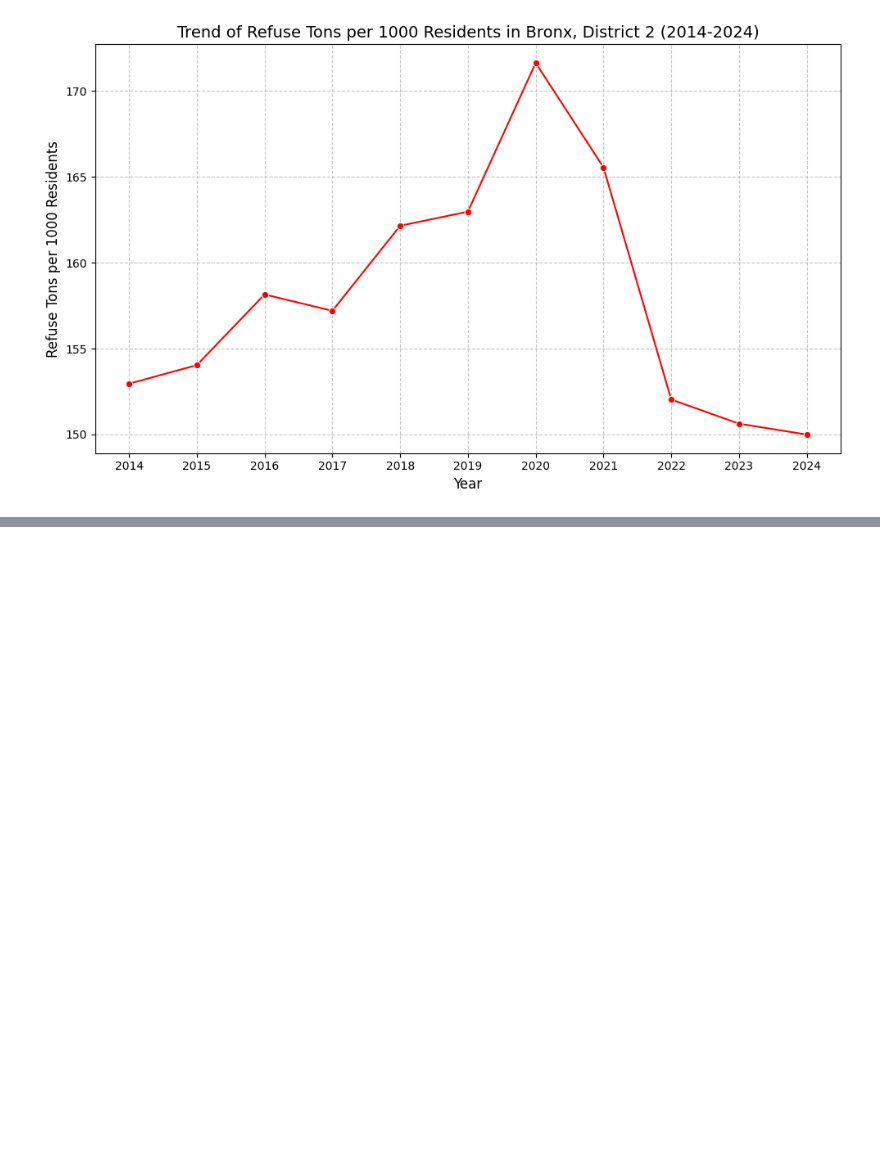
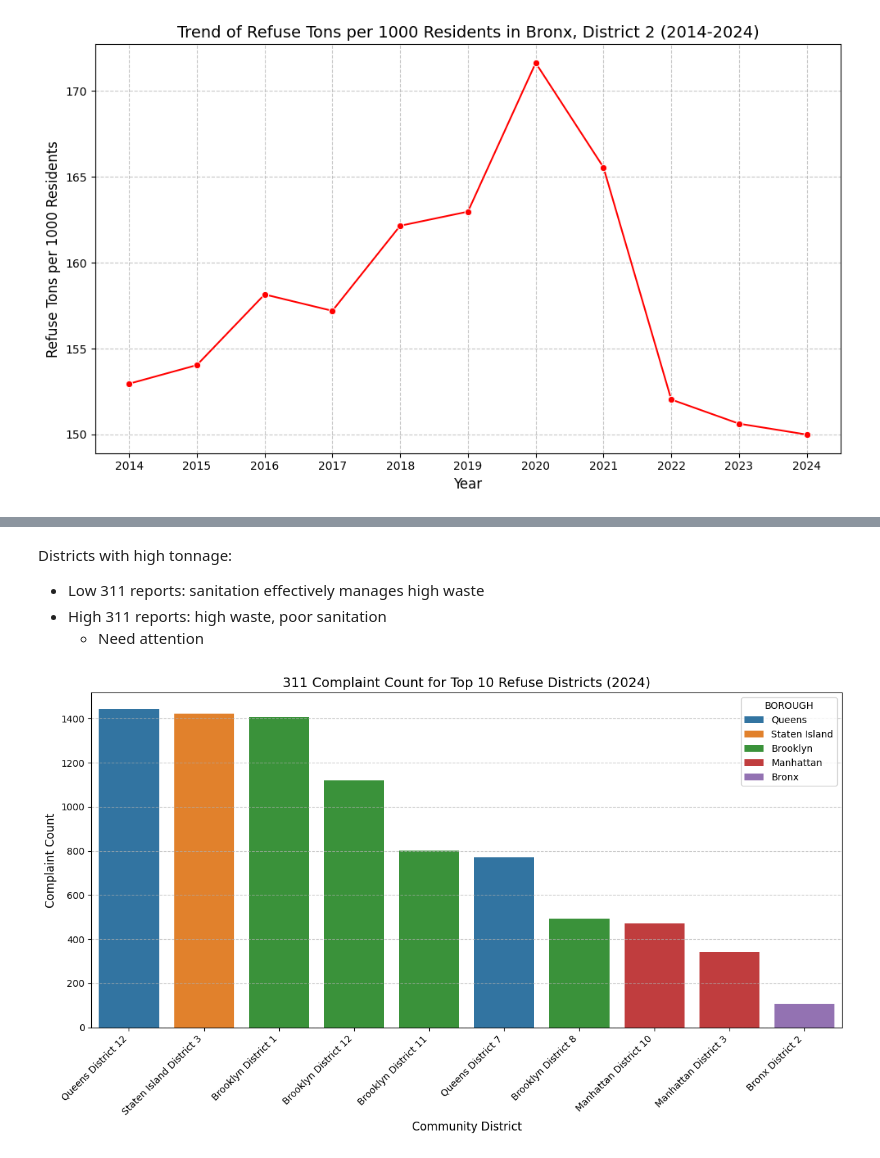
Before and after one commit to DianaAleksieieva/dirt_signal_nyc, a Jupyter notebook: python/tonnage/tonnage.ipynb, the cells around one changed output, grey strips where cells are left out. Saved outputs shown, nothing was run; the diff lists cells and outputs as text; code cells hidden in the pictures; blank space fills up the shorter version.

```diff
--- a/python/tonnage/tonnage.ipynb
+++ b/python/tonnage/tonnage.ipynb
@@ -313,0 +402,20 @@ plt.show()
+# %%
+borough_code_map = {
+    'Manhattan': 1,
+    'Bronx': 2,
+    'Brooklyn': 3,
+    'Queens': 4,
+    'Staten Island': 5
+}
+
+# For all 2024
+merged_df['BoroughCode'] = merged_df['BOROUGH'].map(borough_code_map)
+merged_df['COMMUNITYDISTRICT_STR'] = merged_df['COMMUNITYDISTRICT'].astype(str).str.zfill(2)
+merged_df['BoroCd'] = merged_df['BoroughCode'].astype(str) + merged_df['COMMUNITYDISTRICT_STR']
+
+# For just the top 10 districts with high trash
+top_10_districts_by_refuse['BoroughCode'] = top_10_districts_by_refuse['BOROUGH'].map(borough_code_map)
+top_10_districts_by_refuse['COMMUNITYDISTRICT_STR'] = top_10_districts_by_refuse['COMMUNITYDISTRICT'].astype(str).str.zfill(2)
+top_10_districts_by_refuse['BoroCd'] = top_10_districts_by_refuse['BoroughCode'].astype(str) + top_10_districts_by_refuse['COMMUNITYDISTRICT_STR']
+
+top_10_districts_by_refuse.head()
@@ -313,0 +455,10 @@ plt.show()
+# %%
+# A df with just the top 10
+complaints_by_district_2024 = df_311_2024_collection.groupby('BoroCd')['complaint_count'].sum().reset_index()
+complaints_by_district_2024['BoroCd'] = complaints_by_district_2024['BoroCd'].astype(str)
+
+merged_top_10_with_complaints = pd.merge(top_10_districts_by_refuse, complaints_by_district_2024, on='BoroCd', how='left')
+
+tonnage_311_top_10_df = merged_top_10_with_complaints[['BOROUGH','District', 'REFUSETONSCOLLECTED', 'complaint_count']]
+
+tonnage_311_top_10_df
@@ -313,0 +491,20 @@ plt.show()
+# %% [markdown]
+Districts with high tonnage:
+*   Low 311 reports: sanitation effectively manages high waste
+*   High 311 reports: high waste, poor sanitation
+    *   Need attention
+# %%
+# Sort the DataFrame by 'complaint_count' from most to least
+tonnage_311_top_10_df_sorted = tonnage_311_top_10_df.sort_values(by='complaint_count', ascending=False)
+
+plt.figure(figsize=(12, 7))
+sns.barplot(x='District', y='complaint_count', data=tonnage_311_top_10_df_sorted, hue='BOROUGH', dodge=False)
+plt.title('311 Complaint Count for Top 10 Refuse Districts (2024)', fontsize=14)
+plt.xlabel('Community District', fontsize=12)
+plt.ylabel('Complaint Count', fontsize=12)
+plt.xticks(rotation=45, ha='right')
+plt.grid(axis='y', linestyle='--', alpha=0.7)
+plt.tight_layout()
+plt.show()
+# %% [output]
+[figure, added]
```
Also changed, not shown: parts of 21 cells of this notebook.
